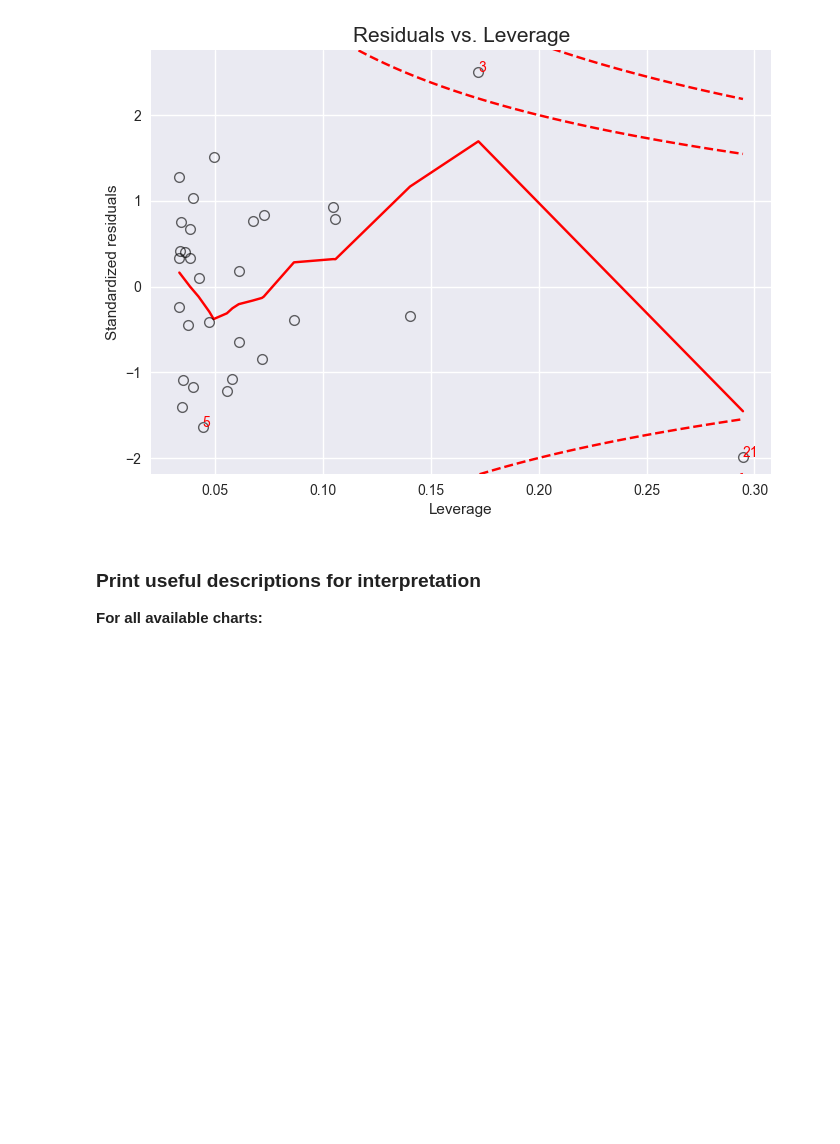
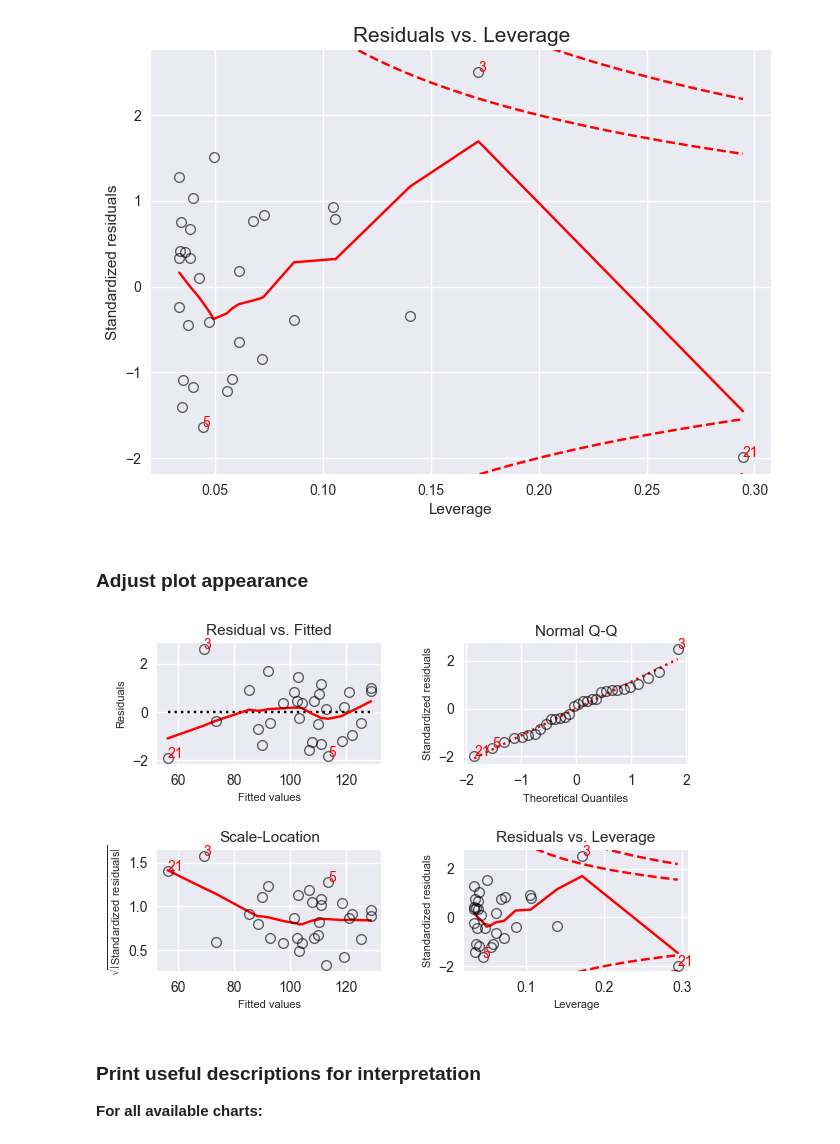
Before and after one commit to dynobo/lmdiag, a Jupyter notebook: example.ipynb, the cells around one changed output. Saved outputs shown, nothing was run; the diff lists cells and outputs as text; code cells hidden in the pictures; blank space fills up the shorter version.

```diff
--- a/example.ipynb
+++ b/example.ipynb
@@ -54,6 +54,24 @@ lmdiag.scale_loc(statsmodels_lm);
 lmdiag.resid_lev(statsmodels_lm);
 # %% [output]
 [figure]
+# %% [markdown]
+### Adjust plot appearance
+# %%
+fig = lmdiag.plot(statsmodels_lm)
+
+# Resize
+fig.set_size_inches(6, 4)
+
+# Adjust plot titles and axes labels
+for ax in fig.axes:
+    ax.set_title(label=ax.get_title(), fontsize=11)
+    ax.set_xlabel(xlabel=ax.get_xlabel(), fontsize=8)
+    ax.set_ylabel(ylabel=ax.get_ylabel(), fontsize=8)
+
+# Adjust paddings
+fig.tight_layout(pad=0.5, w_pad=3, h_pad=2)
+# %% [output]
+[figure, added]
 # %% [markdown]
 ### Print useful descriptions for interpretation
 
```
Also changed, not shown: parts of 3 cells of this notebook, 1 other file.
